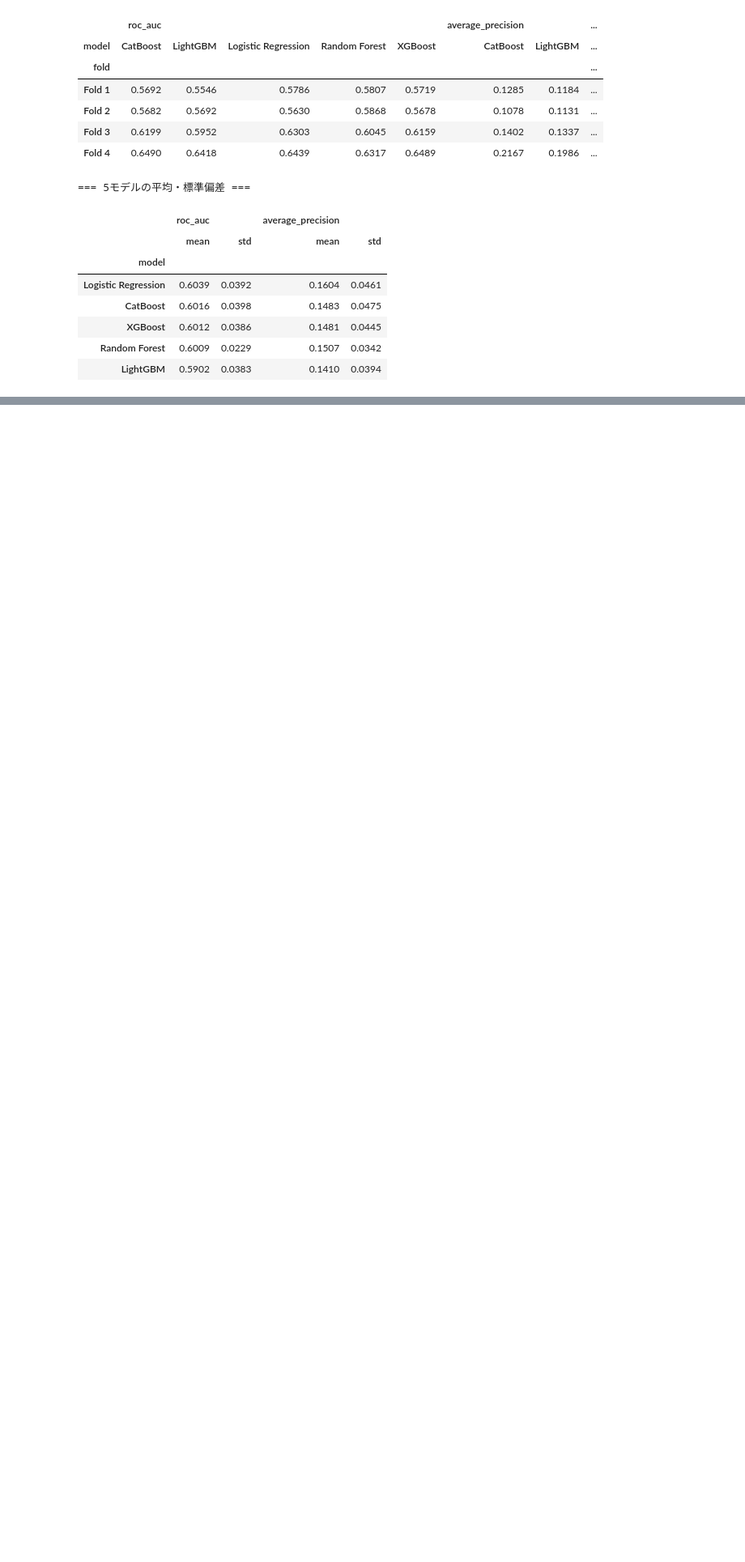
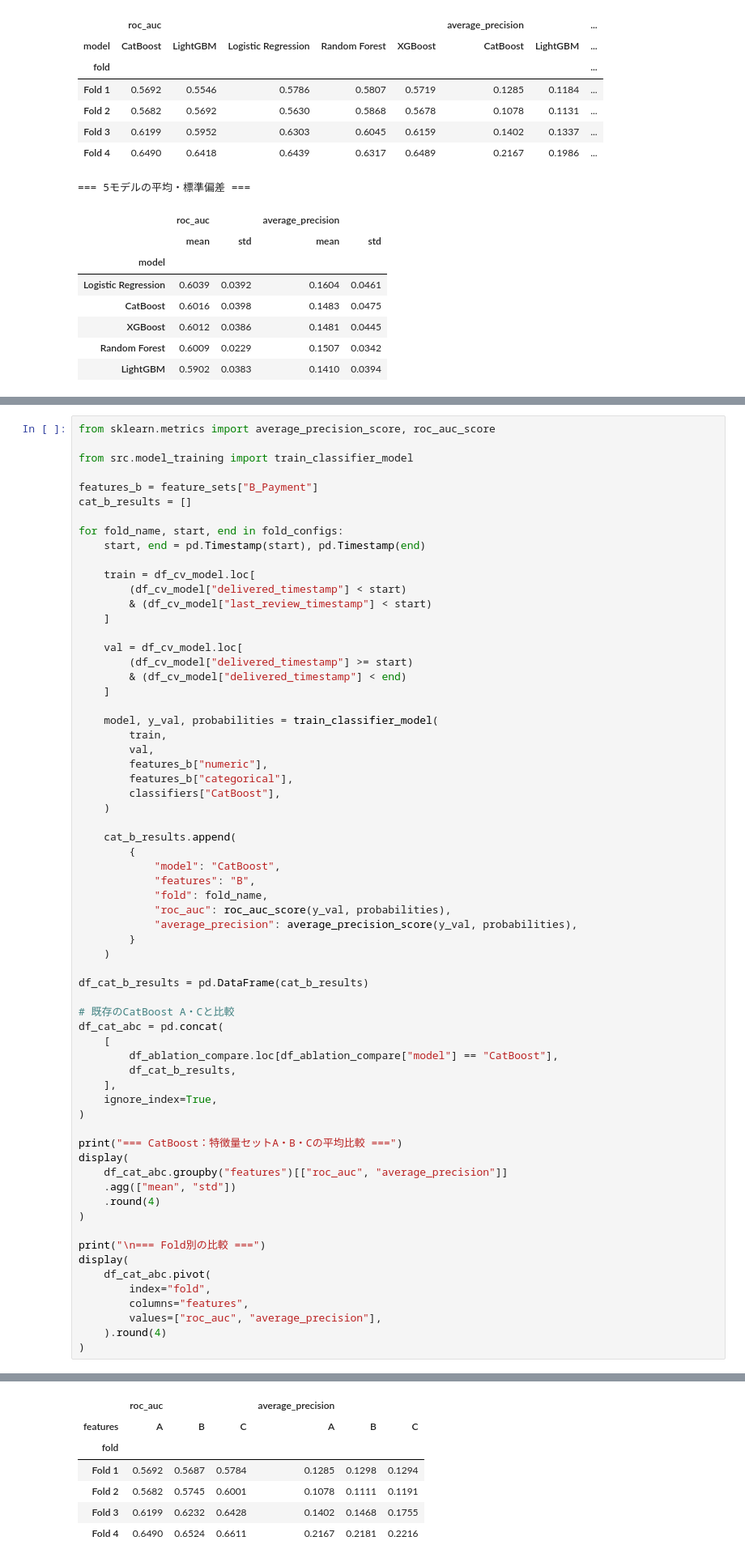
Before and after one commit to RyoShimoda/AWS_Python_data_analysis, a Jupyter notebook: notebooks/13_low_review_model_comparison.ipynb, the cells around one changed output, grey strips where cells are left out. Shown at 81% size. Saved outputs shown, nothing was run; the diff lists cells and outputs as text; blank space fills up the shorter version.

```diff
--- a/notebooks/13_low_review_model_comparison.ipynb
+++ b/notebooks/13_low_review_model_comparison.ipynb
@@ -1776,0 +2081,66 @@ display(
+# %%
+from sklearn.metrics import average_precision_score, roc_auc_score
+
+from src.model_training import train_classifier_model
+
+features_b = feature_sets["B_Payment"]
+cat_b_results = []
+
+for fold_name, start, end in fold_configs:
+    start, end = pd.Timestamp(start), pd.Timestamp(end)
+
+    train = df_cv_model.loc[
+        (df_cv_model["delivered_timestamp"] < start)
+        & (df_cv_model["last_review_timestamp"] < start)
+    ]
+
+    val = df_cv_model.loc[
+        (df_cv_model["delivered_timestamp"] >= start)
+        & (df_cv_model["delivered_timestamp"] < end)
+    ]
+
+    model, y_val, probabilities = train_classifier_model(
+        train,
+        val,
+        features_b["numeric"],
+        features_b["categorical"],
+        classifiers["CatBoost"],
+    )
+
+    cat_b_results.append(
+        {
+            "model": "CatBoost",
+            "features": "B",
+            "fold": fold_name,
+            "roc_auc": roc_auc_score(y_val, probabilities),
+            "average_precision": average_precision_score(y_val, probabilities),
+        }
+    )
+
+df_cat_b_results = pd.DataFrame(cat_b_results)
+
+# 既存のCatBoost A・Cと比較
+df_cat_abc = pd.concat(
+    [
+        df_ablation_compare.loc[df_ablation_compare["model"] == "CatBoost"],
+        df_cat_b_results,
+    ],
+    ignore_index=True,
+)
+
+print("=== CatBoost：特徴量セットA・B・Cの平均比較 ===")
+display(
+    df_cat_abc.groupby("features")[["roc_auc", "average_precision"]]
+    .agg(["mean", "std"])
+    .round(4)
+)
+
+print("\n=== Fold別の比較 ===")
+display(
+    df_cat_abc.pivot(
+        index="fold",
+        columns="features",
+        values=["roc_auc", "average_precision"],
+    ).round(4)
+)
+# %% [output]
@@ -1776,0 +2155,7 @@ display(
+|  | roc_auc |  |  | average_precision |  |  |
+| features | A | B | C | A | B | C |
+| fold |  |  |  |  |  |  |
+| Fold 1 | 0.5692 | 0.5687 | 0.5784 | 0.1285 | 0.1298 | 0.1294 |
+| Fold 2 | 0.5682 | 0.5745 | 0.6001 | 0.1078 | 0.1111 | 0.1191 |
+| Fold 3 | 0.6199 | 0.6232 | 0.6428 | 0.1402 | 0.1468 | 0.1755 |
+| Fold 4 | 0.6490 | 0.6524 | 0.6611 | 0.2167 | 0.2181 | 0.2216 |
```
Also changed, not shown: parts of 22 cells of this notebook, 3 other files.
